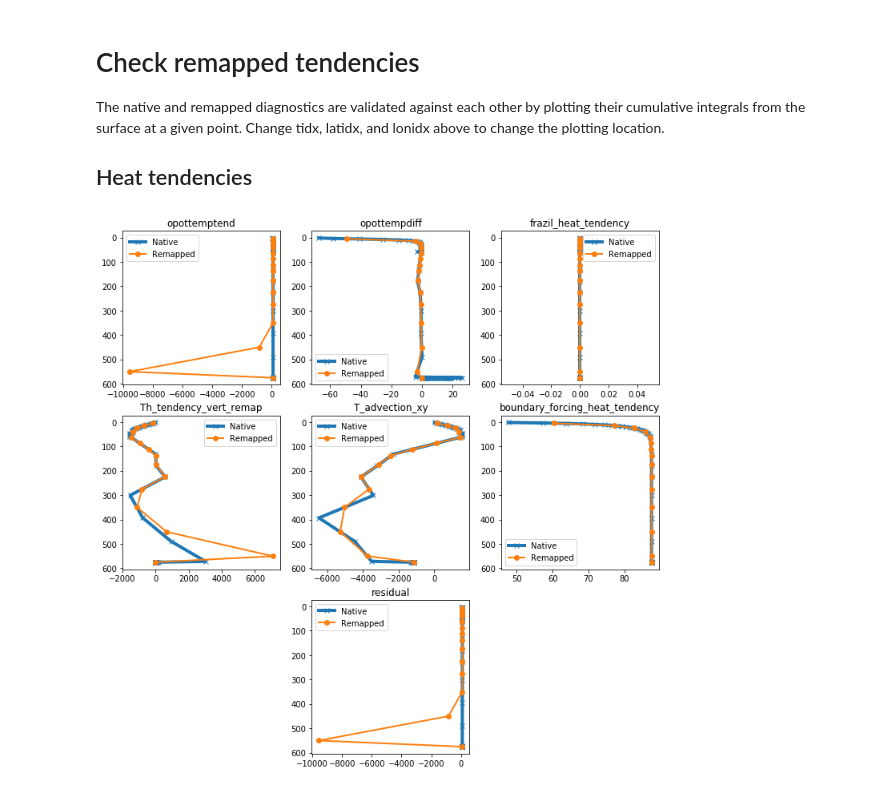
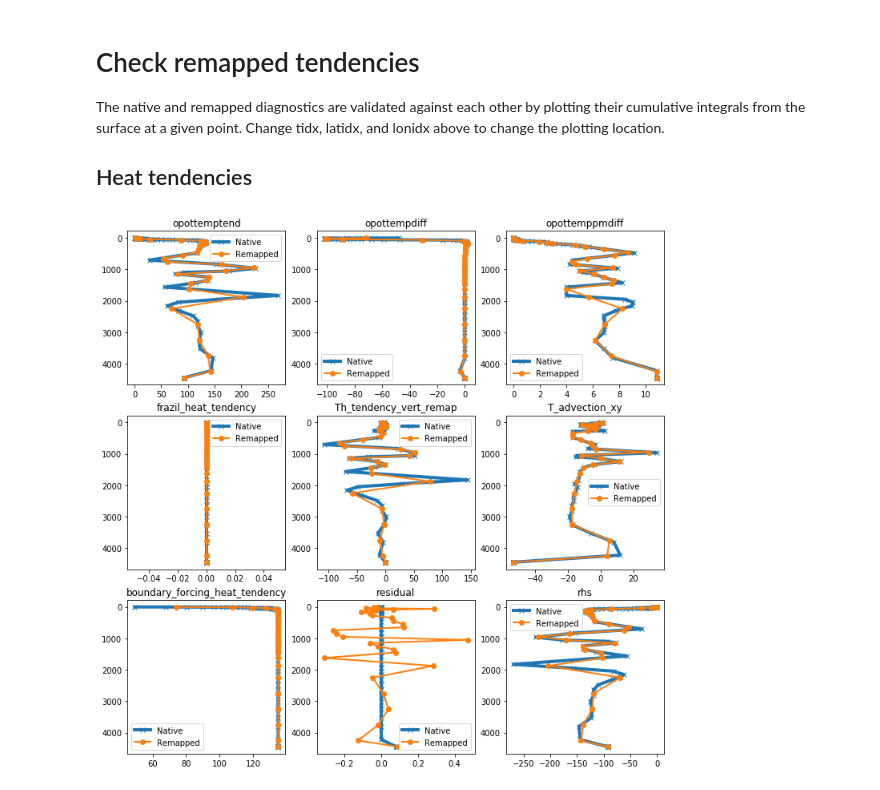
Before and after one commit to ashao/MOM6_analysis, a Jupyter notebook: tendencies/compare_tendencies.ipynb, the cells around one changed output. Saved outputs shown, nothing was run; the diff lists cells and outputs as text; code cells hidden in the pictures.

Commit message:
Changes to include all heat terms for OM4_05 and to make estimates of remapping errors

```diff
--- a/tendencies/compare_tendencies.ipynb
+++ b/tendencies/compare_tendencies.ipynb
@@ -46,13 +74,17 @@ def compare_integrals(thickname, varname, native, remapped):
     plt.legend()
     plt.title(varname)
 # %%
-tidx = -1 ; latidx = 14; lonidx = 3
+tidx = -1 ; latidx = 100; lonidx = 75
 figsize = (12,12)
-modelpath = '/home/ashao/dev/MOM6-examples/ice_ocean_SIS2/Mediterranean_OM4_05/'
-nativepath = modelpath + '19000102.tendency_native.nc'
-remappedpath = modelpath + '19000102.tendency_z.nc'
+modelpath = '/work/aes/OM4_05/heat_budget/'
+nativepath = modelpath + '19000101.tendency_native.nc'
+remappedpath = modelpath + '19000101.tendency_z.nc'
+gridpath = '/work/aes/OM4_05/ocean_annual.static.nc'
+geolon = Dataset(gridpath).variables['geolon']
+geolat = Dataset(gridpath).variables['geolat']
 native_state = model_state(nativepath, tidx, latidx, lonidx)
 remapped_state = model_state(remappedpath, tidx, latidx, lonidx)
+remapped_integrated_state = model_integrated_state(remappedpath,tidx)
 # %% [markdown]
 # Check remapped tendencies
 The native and remapped diagnostics are validated against each other by plotting their cumulative integrals from the surface at a given point. Change tidx, latidx, and lonidx above to change the plotting location.
@@ -61,19 +93,23 @@ The native and remapped diagnostics are validated against each other by plotting
 # %%
 plt.figure(figsize=figsize)
 pltidx = 330
 pltidx += 1 ; plt.subplot(pltidx)
 compare_integrals('h_pre_sync', 'opottemptend', native_state, remapped_state)
 pltidx += 1 ; plt.subplot(pltidx)
 compare_integrals('diabatic_diff_h', 'opottempdiff', native_state, remapped_state)
 pltidx += 1 ; plt.subplot(pltidx)
+compare_integrals('h_pre_sync', 'opottemppmdiff', native_state, remapped_state)
+pltidx += 1 ; plt.subplot(pltidx)
 compare_integrals('frazil_h', 'frazil_heat_tendency', native_state, remapped_state)
 pltidx += 1 ; plt.subplot(pltidx)
 compare_integrals('vert_remap_h', 'Th_tendency_vert_remap', native_state, remapped_state)
 pltidx += 1 ; plt.subplot(pltidx)
 compare_integrals('dynamics_h', 'T_advection_xy', native_state, remapped_state)
 pltidx += 1 ; plt.subplot(pltidx)
 compare_integrals('boundary_forcing_h', 'boundary_forcing_heat_tendency', native_state, remapped_state)
-pltidx += 2 ; plt.subplot(pltidx)
+pltidx += 1 ; plt.subplot(pltidx)
 compare_integrals('h_pre_sync', 'residual', native_state, remapped_state)
+pltidx += 1 ; plt.subplot(pltidx)
+compare_integrals('h_pre_sync', 'rhs', native_state, remapped_state)
 # %% [output]
-[figure, old version]
+[figure, new version]
```
Also changed, not shown: parts of 3 cells of this notebook.
